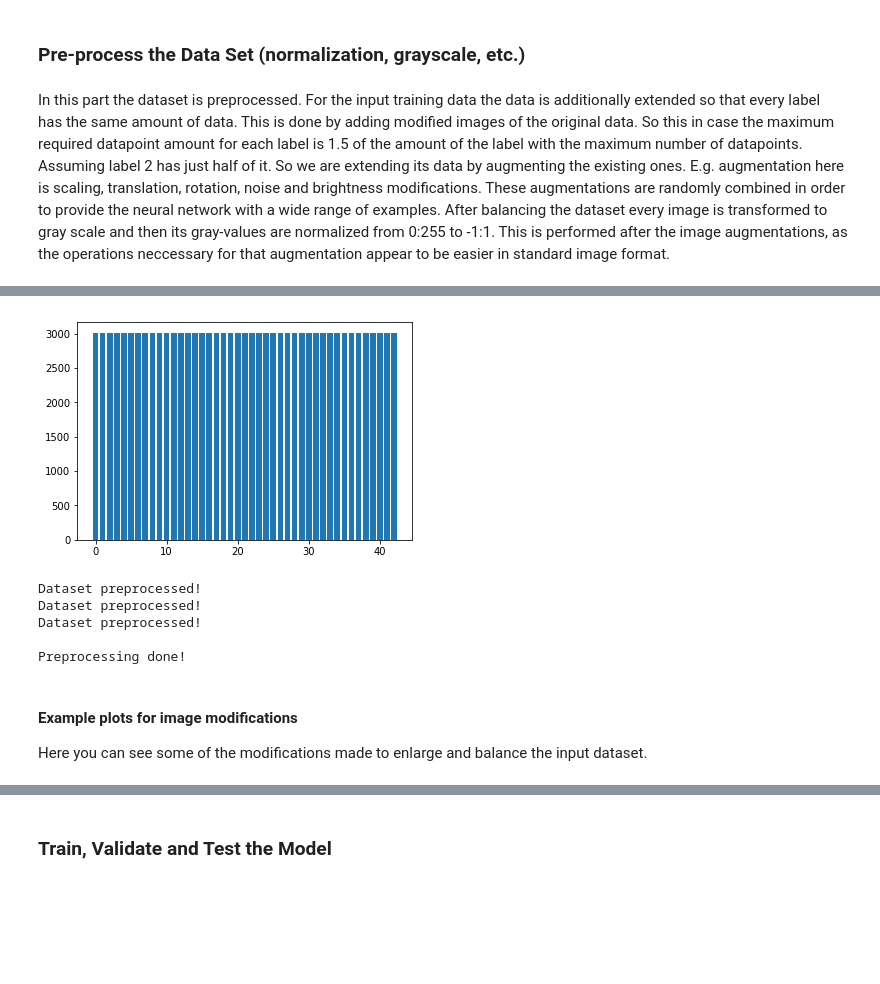
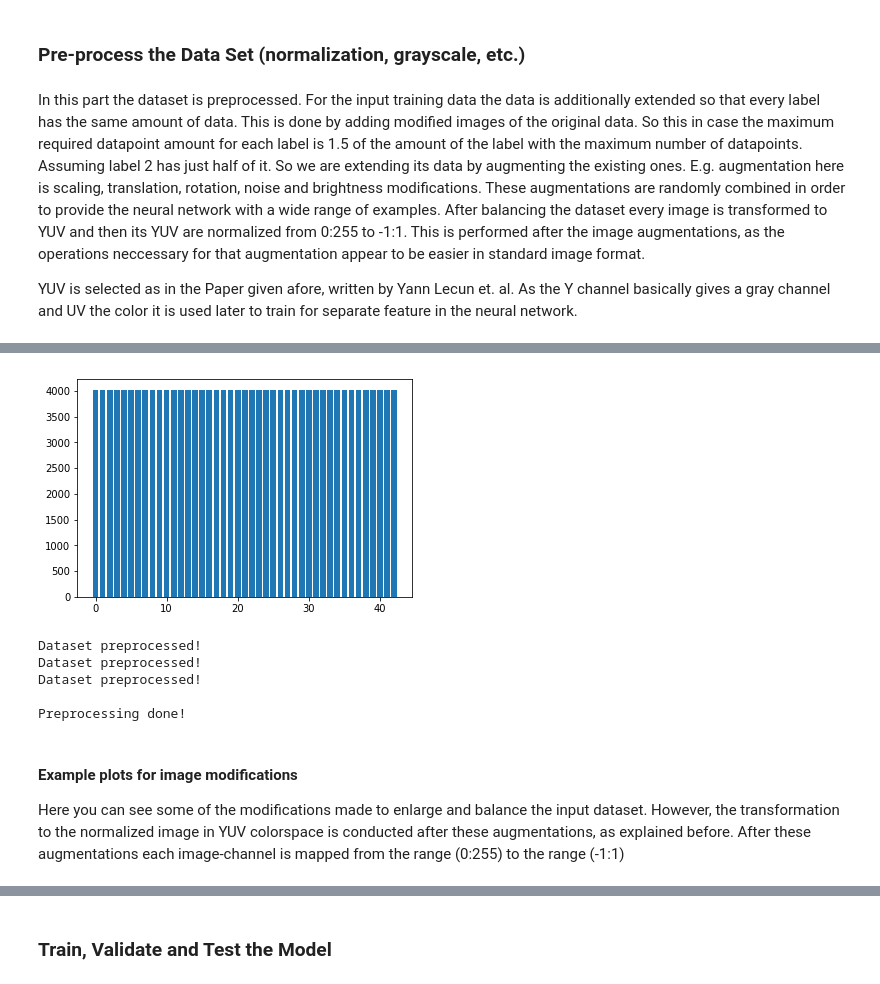
Before and after one commit to fgottmann/UD_SDC_P3_TrafficSignRecognition, a Jupyter notebook: Traffic_Sign_Classifier.ipynb, the cells around one changed output, grey strips where cells are left out. Drawn from its saved outputs; the diff is of its cells as text; code cells hidden in the pictures; blank space fills up the shorter version.

```diff
--- a/Traffic_Sign_Classifier.ipynb
+++ b/Traffic_Sign_Classifier.ipynb
@@ -12,7 +12,7 @@
 import pickle
 
 # TODO: Fill this in based on where you saved the training and testing data
-data_folder = '../data'
+data_folder = '../traffic-signs-data'
 
 training_file = data_folder + '/' + 'train.p'
 validation_file=data_folder + '/' + 'valid.p'
@@ -157,7 +158,9 @@ Here is an example of a [published baseline model on this problem](http://yann.l
 ### Pre-process the Data Set (normalization, grayscale, etc.)
 # %% [markdown]
 In this part the dataset is preprocessed. For the input training data the data is additionally extended so that every label has the same amount of data. This is done by adding modified images of the original data. So this in case the maximum required datapoint amount for each label is 1.5 of the amount of the label with the maximum number of datapoints. Assuming label 2 has just half of it. So we are extending its data by augmenting the existing ones. E.g. augmentation here is scaling, translation, rotation, noise and brightness modifications. These augmentations are randomly combined in order to provide the neural network with a wide range of examples.
-After balancing the dataset every image is transformed to gray scale and then its gray-values are normalized from 0:255 to -1:1. This is performed after the image augmentations, as the operations neccessary for that augmentation appear to be easier in standard image format.
+After balancing the dataset every image is transformed to YUV and then its YUV are normalized from 0:255 to -1:1. This is performed after the image augmentations, as the operations neccessary for that augmentation appear to be easier in standard image format.
+
+YUV is selected as in the Paper given afore, written by Yann Lecun et. al. As the Y channel basically gives a gray channel and UV the color it is used later to train for separate feature in the neural network.
 # %%
 ### Preprocess the data here. It is required to normalize the data. Other preprocessing steps could include
 ### converting to grayscale, etc.
@@ -170,42 +173,26 @@ import random
 
 # used from the tensorflow lesson
 # however the color of the image is sutained here in order to exploit the color properties of traffic signs
-def normalize(image_data):
+def normalize(image_data,color_min,color_max):
     """
-    Normalize the image data with Min-Max scaling to a range of [0.1, 0.9]
+    Normalize the image data with Min-Max scaling to a range of [-1, 1]
     :param image_data: The image data to be normalized
     :return: Normalized image data
     """
-    a = -1.0
-    b =  1.0
-    color_min = 0.0
-    color_max = 255.0
-    return a + ( ( (image_data - color_min)*(b - a) )/( color_max - color_min ) )
-
-def denormalize(image_data):
-    """
-    Normalize the image data with Min-Max scaling to a range of [0.1, 0.9]
-    :param image_data: The image data to be normalized
-    :return: Normalized image data
-    """
-    a = -1.0
-    b =  1.0
-    color_min = 0
-    color_max = 255
-    return np.copy(color_max + ( ( (image_data - a)*(color_max - color_min) )/( b - a ) )).astype(np.uint8)
+    return -1.0 + ( ( (image_data - color_min)*2.0 )/( color_max - color_min ) )
 
 def rotZoom(image_data,angle,crop):
     image_center = tuple(np.array(image_data.shape[1::-1]) / 2)
     rot_mat = cv2.getRotationMatrix2D(image_center, angle, 1.0)
     crop_val = \
-    int(np.minimum(image_data.shape[0]*(1.0-np.cos(np.absolute(angle*np.pi/180))),\
-                   image_data.shape[1]*np.sin(np.absolute(angle*np.pi/180))))
+    int(np.minimum(0.5*image_data.shape[0]*(np.cos(np.absolute(angle*np.pi/180))),\
+                   0.5*image_data.shape[1]*np.sin(np.absolute(angle*np.pi/180))))
     crop_val = np.maximum(1,crop_val)
     image_out = np.zeros_like(image_data)
 
     result = cv2.warpAffine(image_data, rot_mat, image_out.shape[1::-1], cv2.INTER_AREA)
     if crop > 0:
-        result = result[crop_val:(image_out.shape[0]-1-crop_val),crop_val:(image_out.shape[1]-1-crop_val),:]
+        result = result[crop_val:(image_out.shape[0]-crop_val),crop_val:(image_out.shape[1]-crop_val),:]
         image_out = cv2.resize(result,image_out.shape[1::-1], interpolation = cv2.INTER_AREA)
     else:
         image_out = result
@@ -239,7 +226,7 @@ def shiftZoom(image_data,x_offs,y_offs,resize):
         image_out = cv2.resize(result,image_out.shape[1::-1],interpolation = cv2.INTER_AREA)
     else:
         image_out[range_x1,:,:] = result[range_x,:,:]
-        image_out[:,range_y1,:] = result[:,range_y,:]
+        image_out[:,range_y1,:] = image_out[:,range_y,:]
 
 
     return image_out
@@ -297,18 +284,20 @@ def balance_dataset(data_in, label_in):
     label_out = np.copy(label_in)
     for class_ in range(len(n_classes)):
 
-        nb_missing_labels =  int(np.max(n_classes)*1.5) - n_classes[class_] # min. double the numbers
+        nb_missing_labels =  int(np.max(n_classes)*2.0) - n_classes[class_] # min. double the numbers
         if nb_missing_labels > 0:
             print("Adding {:04d} augmented images of class {:02d} to the training dataset!".format(nb_missing_labels,classes[class_]))
+        else:
+            continue
 
         out_data = np.copy(data_in[classes[class_] == label_in]
                              [np.random.randint(0, n_classes[class_] - 1,nb_missing_labels)])
 
         for ind in range(nb_missing_labels):
-            out_data[ind] = rotZoom(out_data[ind],random.uniform(-15.0,15.0),random.randint(0,1))
+            out_data[ind] = rotZoom(out_data[ind],random.uniform(-12.0,12.0),random.randint(0,0))
             out_data[ind] = applyNoise(out_data[ind],random.uniform(-3.0,3.0))
-            out_data[ind] = shiftZoom(out_data[ind],random.randint(-4,4),random.randint(-4,4),random.randint(0,1))
-            out_data[ind] = applyZoom(out_data[ind],random.uniform(1.0,1.1))
+            out_data[ind] = shiftZoom(out_data[ind],random.randint(-4,4),random.randint(-4,4),random.randint(0,0))
+            out_data[ind] = applyZoom(out_data[ind],random.uniform(0.8,1.2))
             out_data[ind] = varyLight(out_data[ind],random.uniform(0.25,1.5))
 
             #out_data[ind] = np.reshape(rand_image,(1,out_data.shape[1],out_data.shape[2],out_data.shape[3]))
@@ -334,12 +323,18 @@ def preprocess(data_in, label_in,balance_data):
         data_out, label_out = balance_dataset(data_out, label_out)
 
     for i in range(data_out.shape[0]):
-        data_out[i,:,:,0] = cv2.cvtColor(data_out[i],cv2.COLOR_RGB2GRAY)
+        # conversion yuv
+        data_out[i,:,:,:] = cv2.cvtColor(data_out[i],cv2.COLOR_RGB2YUV)
+        # normalize y channel
+        y_max = float(np.max(data_out[i,:,:,0]))
+        y_min = float(np.min(data_out[i,:,:,0]))
+        data_out[i,:,:,0] = np.maximum(0,(np.float64(data_out[i,:,:,0])-y_min)/(y_max - y_min)*255.0)
 
-    data_out = data_out[:,:,:,:1]
+
+    #data_out = data_out[:,:,:,:1]
 
     # Normalize Data
-    data_out = normalize(data_out)
+    data_out = normalize(data_out,0.0,255.0)
 
     # turn labels into floats
     label_out = label_out.astype(np.float32)
@@ -375,6 +370,6 @@ Adding 2805 augmented images of class 42 to the training dataset!
 
 Constant distribution of elements along all classes established
-[figure, old version]
+[figure, new version]
 Dataset preprocessed!
 Dataset preprocessed!
 Dataset preprocessed!
@@ -382,7 +377,8 @@ Dataset preprocessed!
 Preprocessing done!
 # %% [markdown]
 #### Example plots for image modifications
-Here you can see some of the modifications made to enlarge and balance the input dataset.
+Here you can see some of the modifications made to enlarge and balance the input dataset. However, the transformation to the normalized image in YUV colorspace is conducted after these augmentations, as explained before.
+After these augmentations each image-channel is mapped from the range (0:255) to the range (-1:1)
 # %%
 fig, sb = plt.subplots(2,3,figsize=(20,10))
 sb[0][0].imshow(X_train[1000])
```
Also changed, not shown: parts of 27 cells of this notebook, 23 other files.
